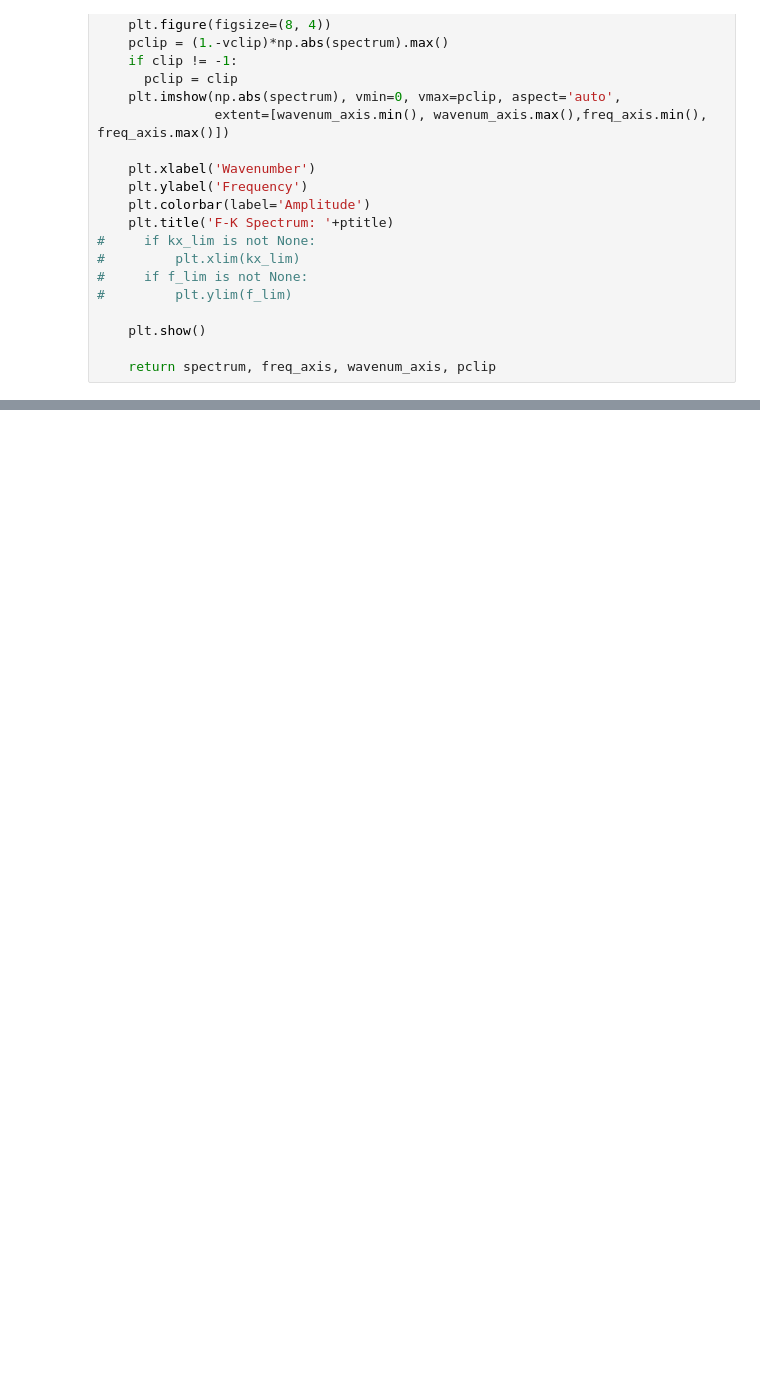
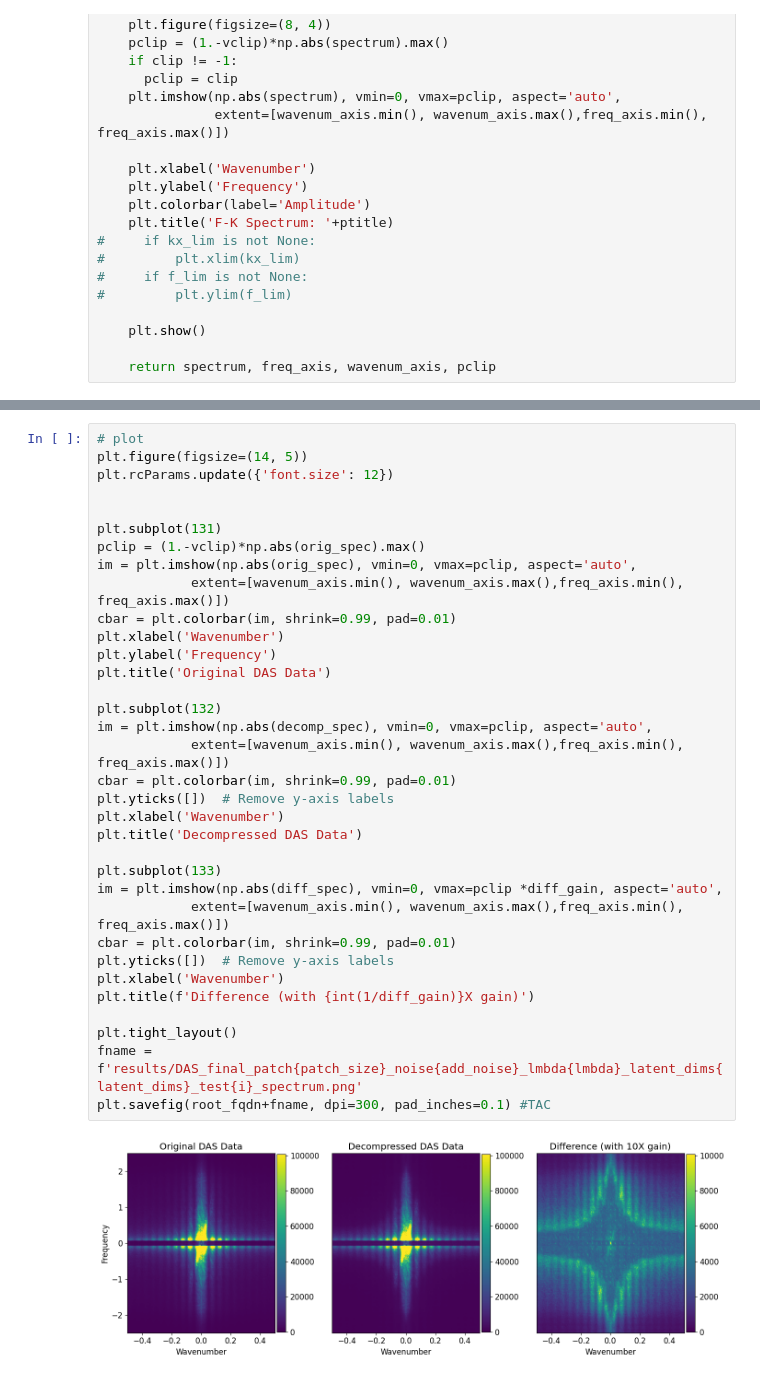
Before and after one commit to Haipeng-ustc/CS230-DAS-Compression, a Jupyter notebook: notebooks/SMCityDAS_FinalProject_TestModelFromDisk.ipynb, the cells around one changed output, grey strips where cells are left out. Cells and saved outputs as stored; diff of their text form; blank space fills up the shorter version.

```diff
--- a/notebooks/SMCityDAS_FinalProject_TestModelFromDisk.ipynb
+++ b/notebooks/SMCityDAS_FinalProject_TestModelFromDisk.ipynb
@@ -687,0 +732,36 @@ diff_spec, freq_axis, wavenum_axis, junk = fk_spectrum(diff_plt, time_axis, x_ax
+# %%
+# plot
+plt.figure(figsize=(14, 5))
+plt.rcParams.update({'font.size': 12})
+
+
+plt.subplot(131)
+pclip = (1.-vclip)*np.abs(orig_spec).max()
+im = plt.imshow(np.abs(orig_spec), vmin=0, vmax=pclip, aspect='auto',
+            extent=[wavenum_axis.min(), wavenum_axis.max(),freq_axis.min(), freq_axis.max()])
+cbar = plt.colorbar(im, shrink=0.99, pad=0.01)
+plt.xlabel('Wavenumber')
+plt.ylabel('Frequency')
+plt.title('Original DAS Data')
+
+plt.subplot(132)
+im = plt.imshow(np.abs(decomp_spec), vmin=0, vmax=pclip, aspect='auto',
+            extent=[wavenum_axis.min(), wavenum_axis.max(),freq_axis.min(), freq_axis.max()])
+cbar = plt.colorbar(im, shrink=0.99, pad=0.01)
+plt.yticks([])  # Remove y-axis labels
+plt.xlabel('Wavenumber')
+plt.title('Decompressed DAS Data')
+
+plt.subplot(133)
+im = plt.imshow(np.abs(diff_spec), vmin=0, vmax=pclip *diff_gain, aspect='auto',
+            extent=[wavenum_axis.min(), wavenum_axis.max(),freq_axis.min(), freq_axis.max()])
+cbar = plt.colorbar(im, shrink=0.99, pad=0.01)
+plt.yticks([])  # Remove y-axis labels
+plt.xlabel('Wavenumber')
+plt.title(f'Difference (with {int(1/diff_gain)}X gain)')
+
+plt.tight_layout()
+fname = f'results/DAS_final_patch{patch_size}_noise{add_noise}_lmbda{lmbda}_latent_dims{latent_dims}_test{i}_spectrum.png'
+plt.savefig(root_fqdn+fname, dpi=300, pad_inches=0.1) #TAC
+# %% [output]
+[figure, added]
```
Also changed, not shown: parts of 23 cells of this notebook, 2 other files.
